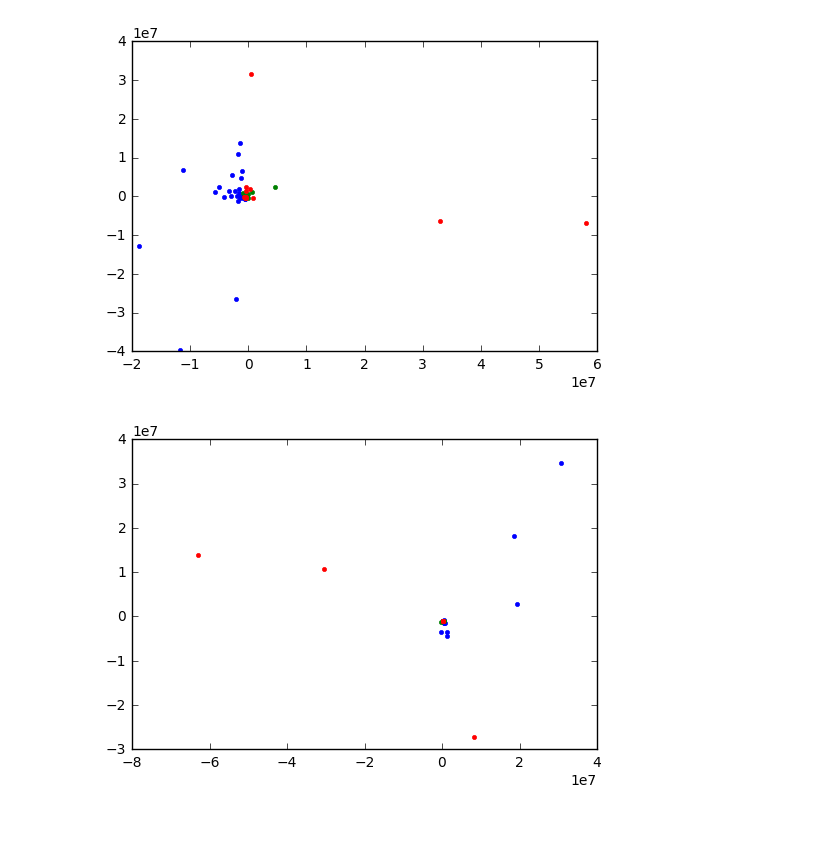
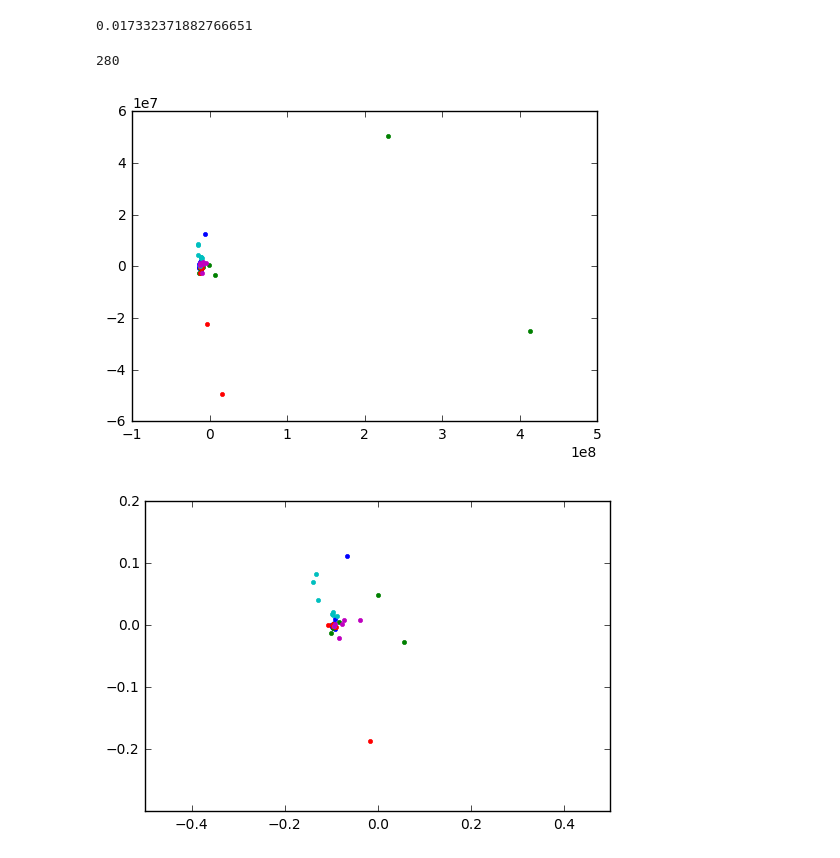
Before and after one commit to ryokubo5710/Platanthera_scents, a Jupyter notebook: NMDS.ipynb, the cells around one changed output. Drawn from its saved outputs; the diff is of its cells as text; code cells hidden in the pictures; blank space fills up the shorter version.

Commit message:
Code NMDS and others
New data NMDS

```diff
--- a/NMDS.ipynb
+++ b/NMDS.ipynb
@@ -15,22 +15,21 @@ data= pd.read_excel('OutputScriptMarie_KovatsMatchOnly70.xlsx.xlsx', sheetname =
 data_Obt = data[data['Species'].str.contains('obt')]
 data_Dil = data[data['Species'].str.contains('dil')]
 data_Stri = data[data['Species'].str.contains('stri')]
-data_Cil = data[data['Species'].str.contains('cil')]
+data_Cil = data[data['Species'].str.contains('Cil')]
 data_Hur = data[data['Species'].str.contains('hur')]
 
-Cil = np.repeat(4, data_Cil.shape[1])
-Dil = np.repeat(2, data_Dil.shape[1])
-Hur = np.repeat(3, data_Hur.shape[1])
-Str = np.repeat(1, data_Stri.shape[1])
-Obt = np.repeat(0, data_Obt.shape[1])
-Species = np.concatenate((Obt, Dil, Str))
+Cil = np.repeat(4, data_Cil.shape[0])
+Dil = np.repeat(2, data_Dil.shape[0])
+Hur = np.repeat(3, data_Hur.shape[0])
+Str = np.repeat(1, data_Stri.shape[0])
+Obt = np.repeat(0, data_Obt.shape[0])
+Species = np.concatenate((Obt, Dil, Str, Hur, Cil))
 
-datH = data_Hex.T
-datO = data_Obt.T
+#datH = data_Hex.T
+#datO = data_Obt.T
 #datS = data_S.T
-datSt = data_Stri.T
-datD = data_Dil.T
+#datSt = data_Stri.T
+#datD = data_Dil.T
 
-dataAll = np.vstack((datO, datSt, datD))
-dataAll.shape
+dataAll = np.vstack((data_Obt, data_Stri, data_Dil, data_Cil, data_Hur))
 # %% [output]
@@ -105,11 +111,11 @@ plt.show()
 # %%
-similarities = euclidean_distances(dataAll)
+similarities = euclidean_distances(dataAll[:, 2:])
 mds = manifold.MDS( max_iter=3000, eps=1e-9,
       random_state=seed, dissimilarity="precomputed", n_jobs=1)
 
 pos = mds.fit(similarities).embedding_
 
-nmds = manifold.MDS( metric=False, max_iter=3000, eps=1e-12,
+nmds = manifold.MDS( metric=False, n_components = 2, max_iter=3000, eps=1e-12,
                     dissimilarity="precomputed", random_state=seed, n_jobs=1,
                     n_init=1)
 
@@ -117,14 +123,22 @@ npos = nmds.fit_transform(similarities, init=pos)
 
 
 # Rescale the data
-pos *= np.sqrt((dataAll ** 2).sum()) / np.sqrt((pos ** 2).sum())
-npos *= np.sqrt((dataAll ** 2).sum()) / np.sqrt((npos ** 2).sum())
+#pos *= np.sqrt((dataAll[:, 2:] ** 2).sum()) / np.sqrt((pos ** 2).sum())
+#npos *= np.sqrt((dataAll[:, 2:] ** 2).sum()) / np.sqrt((npos ** 2).sum())
 
 
 clf = PCA()
 
 pos = clf.fit_transform(pos)
 npos = clf.fit_transform(npos)
+nmds.stress_
+# %% [output]
+0.017332371882766651
+# %%
+pos.shape
+len(Species)
+# %% [output]
+280
 # %%
 fig = plt.figure(1)
 for sp in set(Species):
@@ -134,14 +148,16 @@ for sp in set(Species):
             '.'
             )
 # %% [output]
-[figure, old version]
+[figure, new version]
 # %%
 fig = plt.figure(1)
 for sp in set(Species):
     #myspecies = iris.species.str.contains(sp)
     plt.plot(npos[Species==sp,0],
             npos[Species==sp, 1],
             '.'
             )
+    plt.xlim(-0.5, 0.5)
+    plt.ylim(-0.3, 0.2)
 # %% [output]
-[figure, old version]
+[figure, new version]
```
Also changed, not shown: parts of 2 cells of this notebook, 1 other file.
